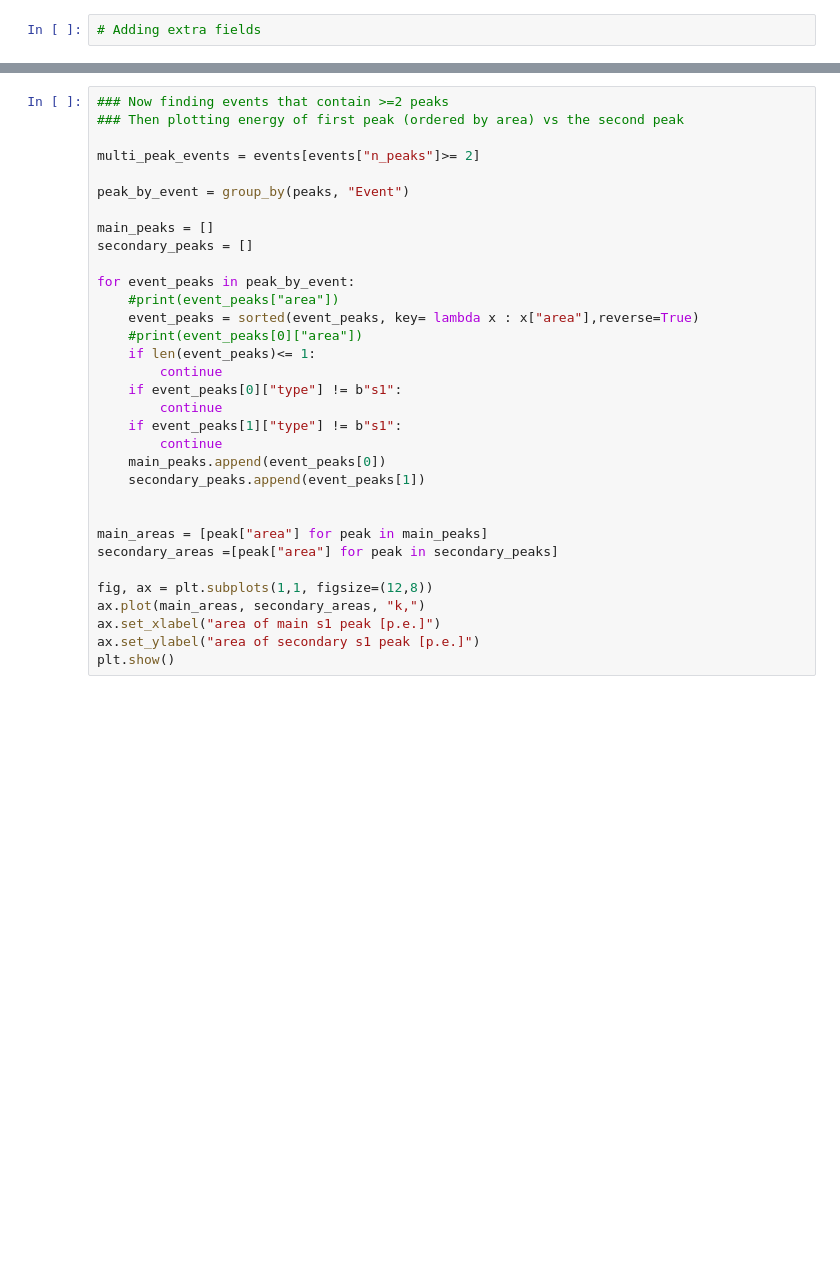
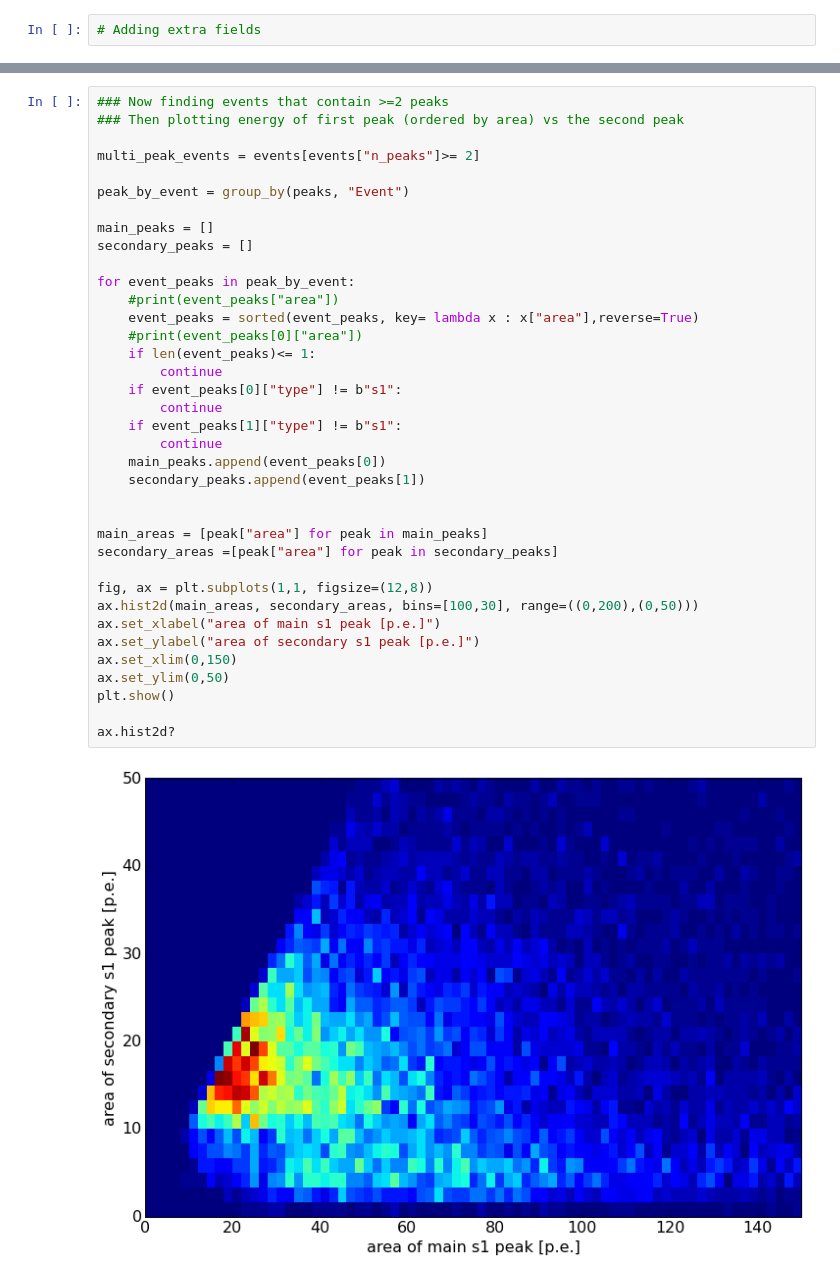
Before and after one commit to olenkajain/pax, a Jupyter notebook: examples/muenster/analysis/Gaseous_basic_statistics.ipynb, the cells around one changed output, grey strips where cells are left out. Saved outputs shown, nothing was run; the diff lists cells and outputs as text; blank space fills up the shorter version.

```diff
--- a/examples/muenster/analysis/Gaseous_basic_statistics.ipynb
+++ b/examples/muenster/analysis/Gaseous_basic_statistics.ipynb
@@ -141,31 +142,37 @@ if True:
 ### Then plotting energy of first peak (ordered by area) vs the second peak
 
 multi_peak_events = events[events["n_peaks"]>= 2]
 
 peak_by_event = group_by(peaks, "Event")
 
 main_peaks = []
 secondary_peaks = []
 
 for event_peaks in peak_by_event:
     #print(event_peaks["area"])
     event_peaks = sorted(event_peaks, key= lambda x : x["area"],reverse=True)
     #print(event_peaks[0]["area"])
     if len(event_peaks)<= 1:
         continue
     if event_peaks[0]["type"] != b"s1":
         continue
     if event_peaks[1]["type"] != b"s1":
         continue
     main_peaks.append(event_peaks[0])
     secondary_peaks.append(event_peaks[1])
 
 
 main_areas = [peak["area"] for peak in main_peaks]
 secondary_areas =[peak["area"] for peak in secondary_peaks]
 
 fig, ax = plt.subplots(1,1, figsize=(12,8))
-ax.plot(main_areas, secondary_areas, "k,")
+ax.hist2d(main_areas, secondary_areas, bins=[100,30], range=((0,200),(0,50)))
 ax.set_xlabel("area of main s1 peak [p.e.]")
 ax.set_ylabel("area of secondary s1 peak [p.e.]")
+ax.set_xlim(0,150)
+ax.set_ylim(0,50)
 plt.show()
+
+ax.hist2d?
+# %% [output]
+[figure, added]
```
Also changed, not shown: parts of 2 cells of this notebook.
